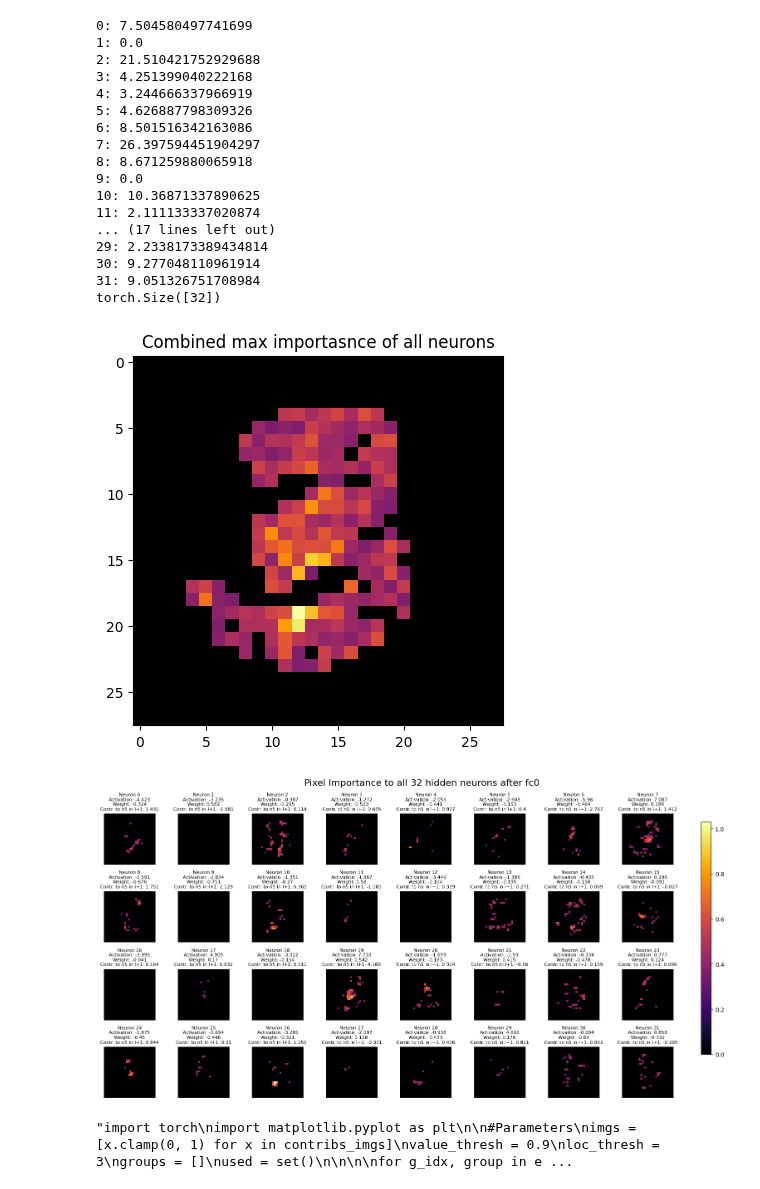
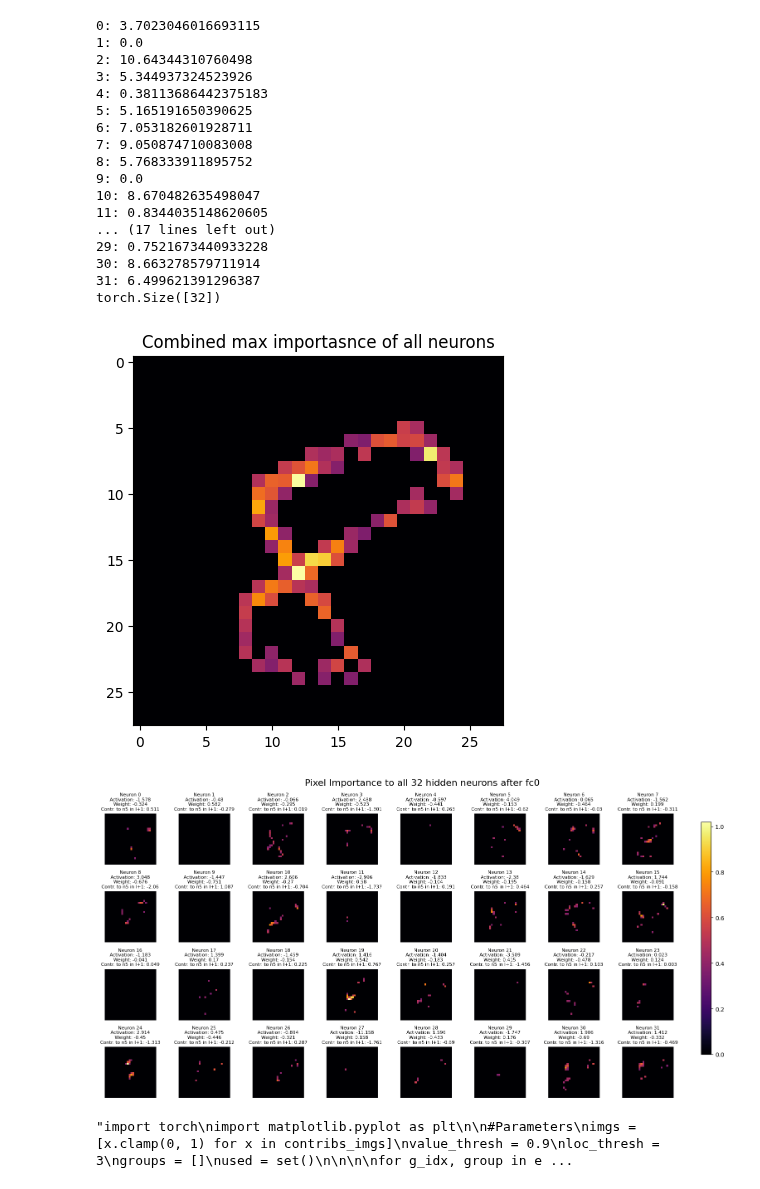
Before and after one commit to kns357/ANN_MA_Kaito, a Jupyter notebook: neur_imp_seg_bin.ipynb, the cells around one changed output. Cells and saved outputs as stored; diff of their text form; code cells hidden in the pictures.

```diff
--- a/neur_imp_seg_bin.ipynb
+++ b/neur_imp_seg_bin.ipynb
@@ -84,7 +84,7 @@ plt.show()
 # %%
 
 inputs, labels = next(iter(test_loader))
-dig_to_check = 3
+dig_to_check = 8
 
 #search wanted digit:
 while True:
@@ -172,48 +172,48 @@ next_neuron_idx = 5
 
 weights_to_neuron = net.fc1.weight[next_neuron_idx]
 contribution = activations * weights_to_neuron
 #next_contribs = contribution.sum(dim=1) #dim = 1 means y-axis, so all weights to neuron
 
 #print(next_contribs.size())
 print(weights_to_neuron.size())
 
 plt.imshow(combo, cmap="inferno")
 plt.title("Combined max importasnce of all neurons")
 
 fig, axes = plt.subplots(4, 8, figsize=(16, 8))
 
 vmax = contribs_imgs.max().item()
 
 for i, ax in enumerate(axes.flat):
     im = ax.imshow(contribs_imgs[i], cmap='inferno', vmin=0, vmax=vmax)
     ax.set_title(f'Neuron {i}\nActivation: {round(activations[i].item(), 3)}\nWeight: {round(weights_to_neuron[i].item(), 3)}\nContr. to n{next_neuron_idx} in l+1: {round(contribution[i].item(), 3)}', fontsize=8)
     ax.axis('off')
 
 fig.suptitle('Pixel Importance to all 32 hidden neurons after fc0', fontsize=16)
 cbar_ax = fig.add_axes([0.92, 0.15, 0.015, 0.7])
 fig.colorbar(im, cax=cbar_ax)
 plt.tight_layout(rect=[0, 0, 0.9, 1])
 plt.show()
 # %% [output]
-0: 7.504580497741699
+0: 3.7023046016693115
 1: 0.0
-2: 21.510421752929688
-3: 4.251399040222168
-4: 3.244666337966919
-5: 4.626887798309326
-6: 8.501516342163086
-7: 26.397594451904297
-8: 8.671259880065918
+2: 10.64344310760498
+3: 5.344937324523926
+4: 0.38113686442375183
+5: 5.165191650390625
+6: 7.053182601928711
+7: 9.050874710083008
+8: 5.768333911895752
 9: 0.0
-10: 10.36871337890625
-11: 2.111133337020874
+10: 8.670482635498047
+11: 0.8344035148620605
 ... (17 lines left out)
-29: 2.2338173389434814
-30: 9.277048110961914
-31: 9.051326751708984
+29: 0.7521673440933228
+30: 8.663278579711914
+31: 6.499621391296387
 torch.Size([32])
-[figure, old version]
+[figure, new version]
-[figure, old version]
+[figure, new version]
 # %%
 #activation function can be ignored, as it is ReLU and this image is normalise by setting negative value to 0 already!
 # %%
```
Also changed, not shown: parts of 8 cells of this notebook, 5 other files.
